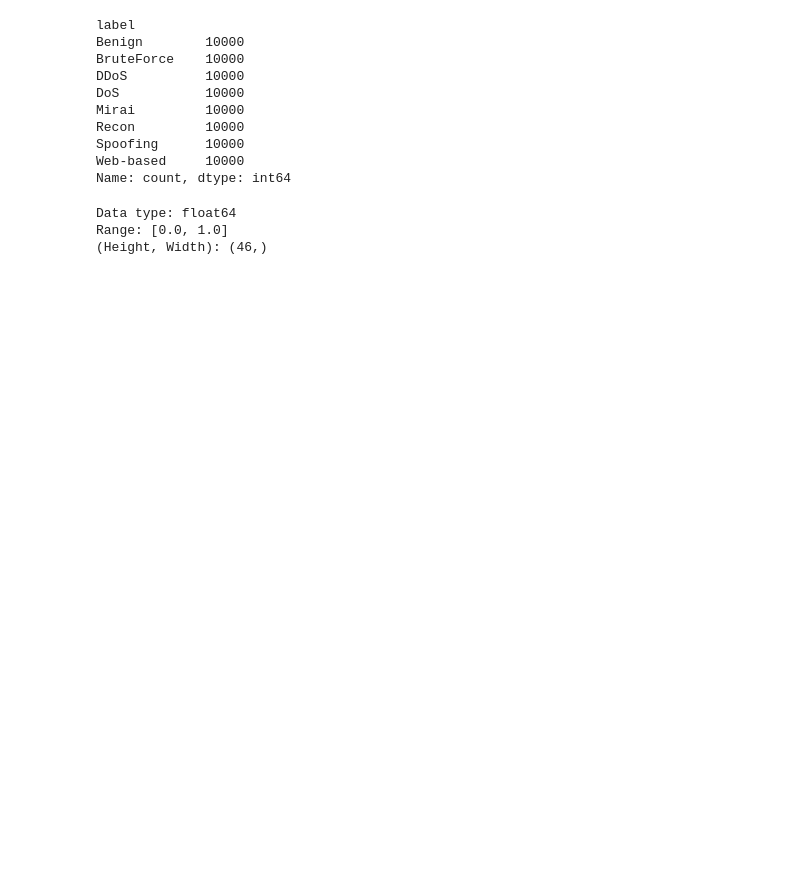
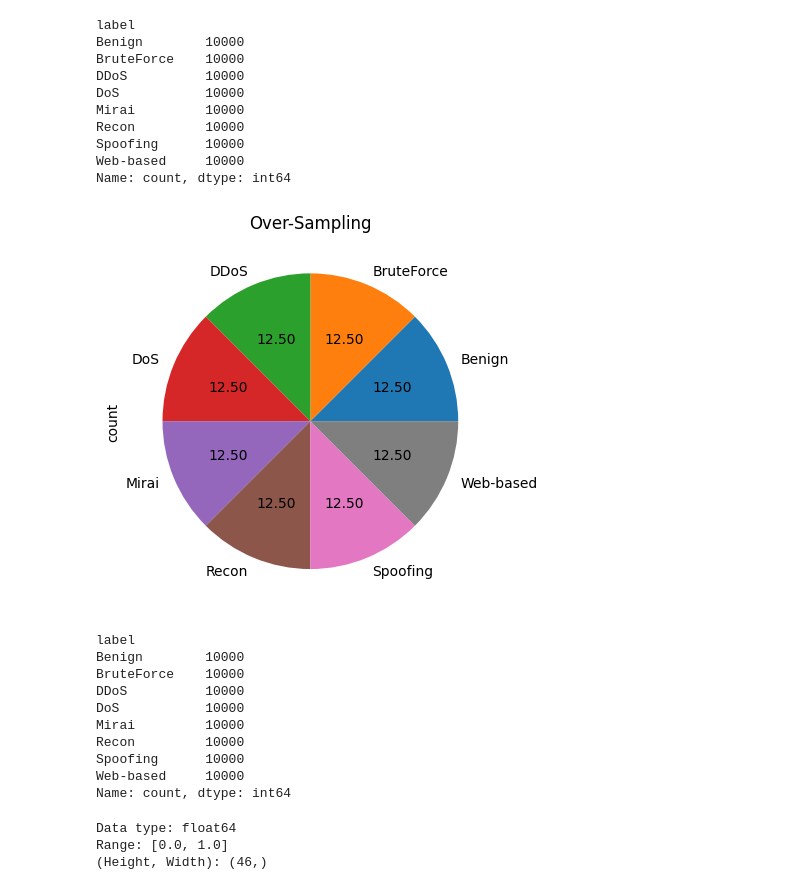
Before and after one commit to Amarendran/ALL-PROJECTS, a Jupyter notebook: master project/NoteBook_MasterProject/kaggle.com_code_nnikitastsinnas_ids-8.ipynb, the cells around one changed output. Saved outputs shown, nothing was run; the diff lists cells and outputs as text; code cells hidden in the pictures; blank space fills up the shorter version.

```diff
--- a/master project/NoteBook_MasterProject/kaggle.com_code_nnikitastsinnas_ids-8.ipynb
+++ b/master project/NoteBook_MasterProject/kaggle.com_code_nnikitastsinnas_ids-8.ipynb
@@ -156,9 +207,26 @@ x, y = ros.fit_resample(x, y)
 # %%
+#since the data is unbalanced oversampling the parts with less number of samples samples <10000 increase it to 10000
 from imblearn.over_sampling import RandomOverSampler
 
 dic = {'Web-based':10000, 'BruteForce':10000}
 ros = RandomOverSampler(random_state=42, sampling_strategy=dic)
 x, y = ros.fit_resample(x, y)
+
+ax = y.value_counts().plot.pie(autopct='%.2f')
+_ = ax.set_title("Over-Sampling")
+y.value_counts()
+# %% [output]
+label
+Benign        10000
+BruteForce    10000
+DDoS          10000
+DoS           10000
+Mirai         10000
+Recon         10000
+Spoofing      10000
+Web-based     10000
+Name: count, dtype: int64
+[figure, added]
 # %%
 y.value_counts()
 # %% [output]
```
Also changed, not shown: parts of 13 cells of this notebook, 3 other files.
